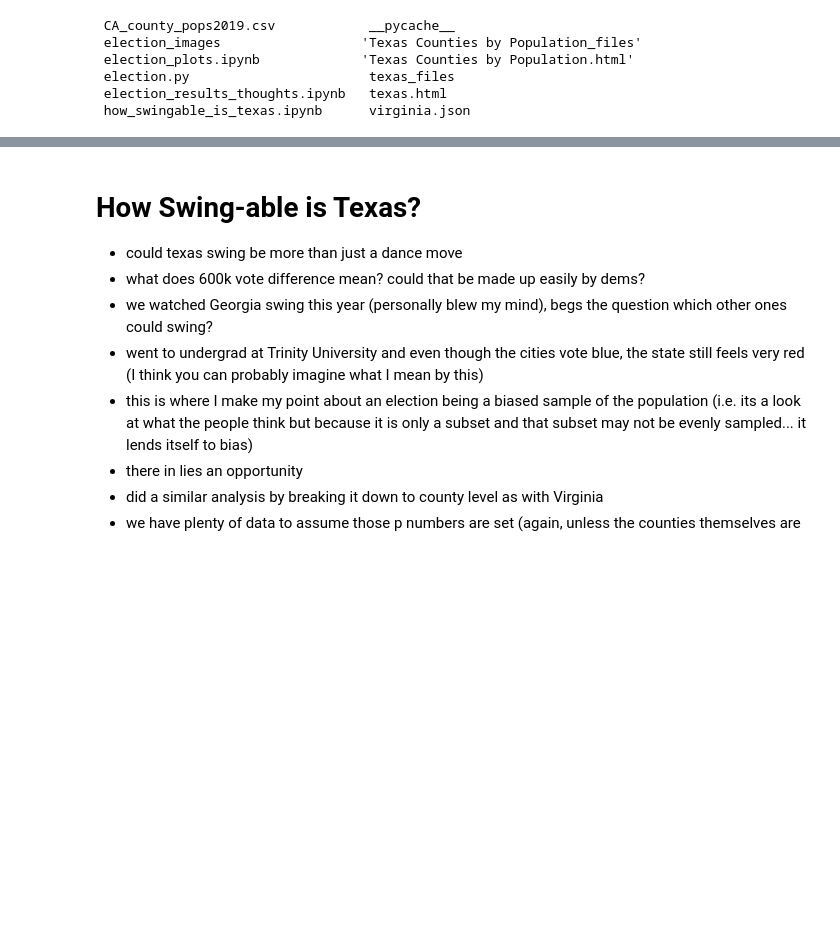
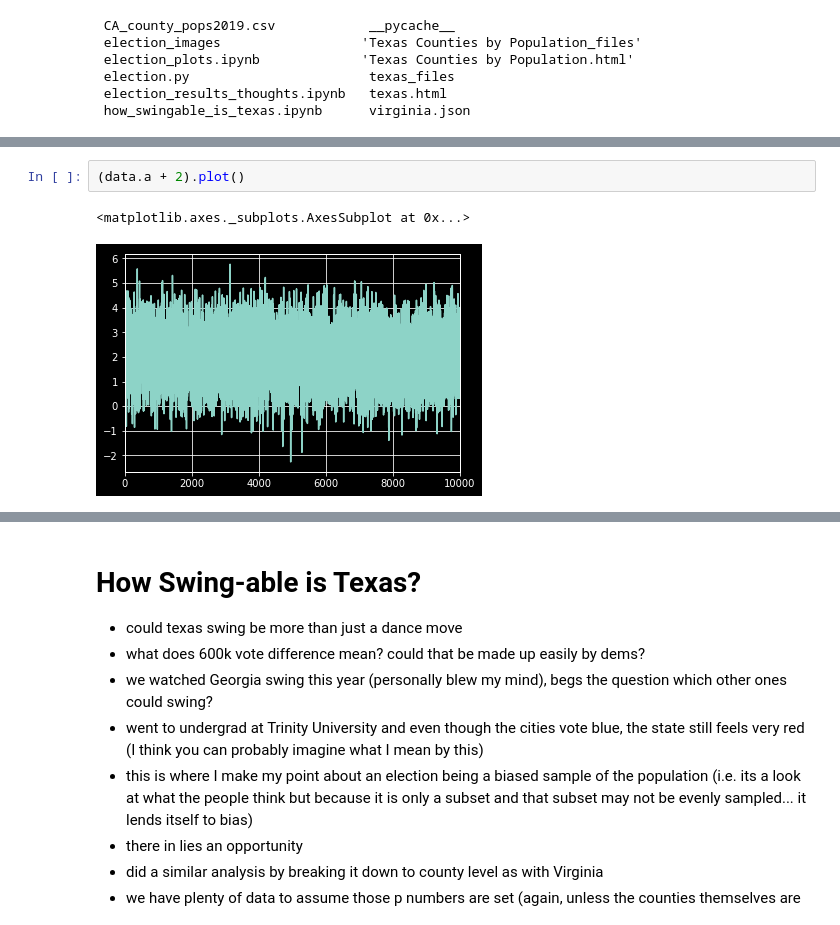
Before and after one commit to seanczak/torch_series_blog, a Jupyter notebook: nbs/election/how_swingable_is_texas.ipynb, the cells around one changed output, grey strips where cells are left out. Drawn from its saved outputs; the diff is of its cells as text; blank space fills up the shorter version.

```diff
--- a/nbs/election/how_swingable_is_texas.ipynb
+++ b/nbs/election/how_swingable_is_texas.ipynb
@@ -9,0 +38,5 @@
+# %%
+(data.a + 2).plot()
+# %% [output]
+<matplotlib.axes._subplots.AxesSubplot at 0x...>
+[figure, added]
```
Also changed, not shown: parts of 6 cells of this notebook, 13 other files.
